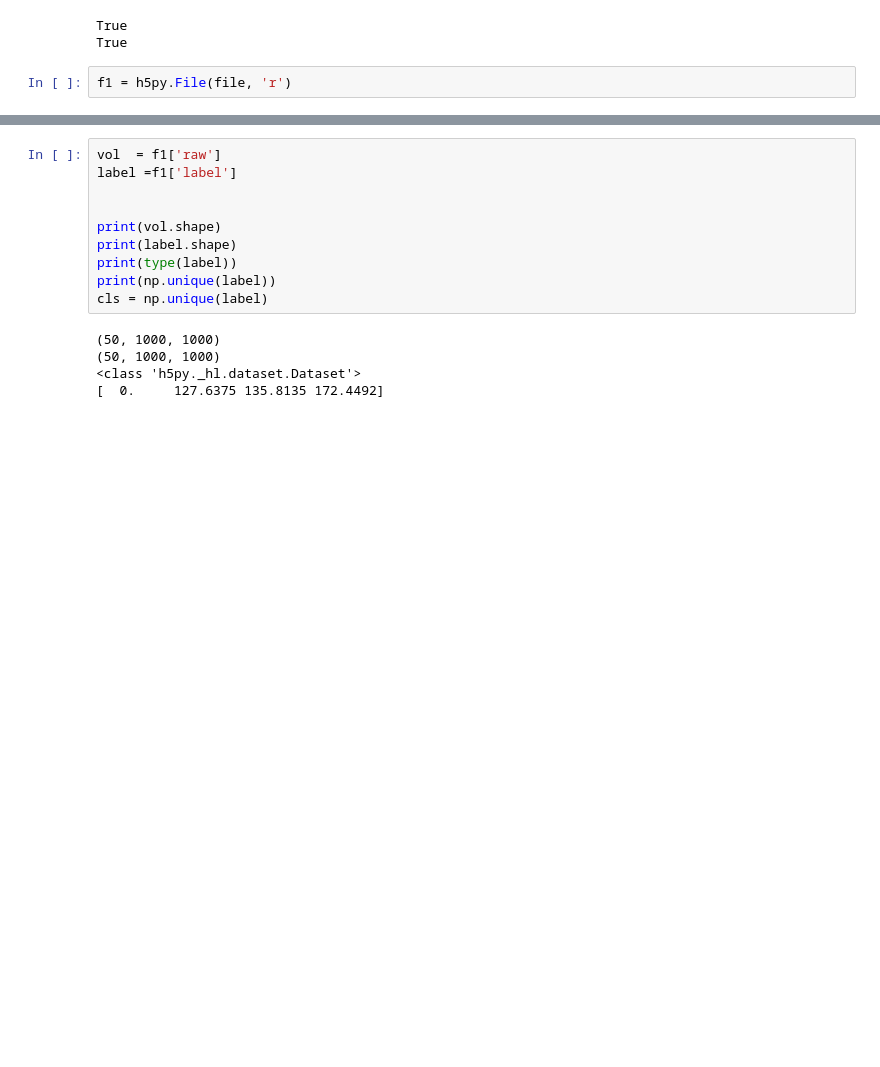
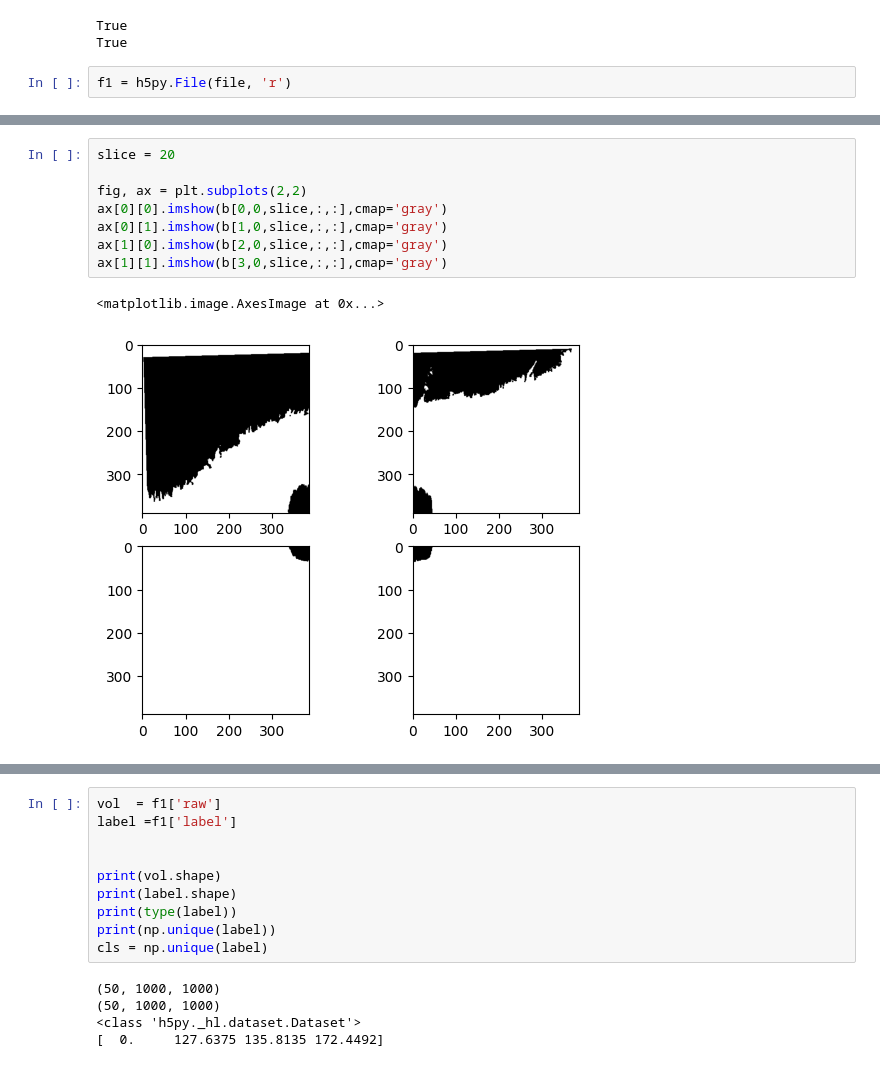
Before and after one commit to choROPeNt/3dseg, a Jupyter notebook: notebooks/vol_show.ipynb, the cells around one changed output, grey strips where cells are left out. Cells and saved outputs as stored; diff of their text form; blank space fills up the shorter version.

```diff
--- a/notebooks/vol_show.ipynb
+++ b/notebooks/vol_show.ipynb
@@ -42,0 +142,11 @@ bool
+# %%
+slice = 20
+
+fig, ax = plt.subplots(2,2)
+ax[0][0].imshow(b[0,0,slice,:,:],cmap='gray')
+ax[0][1].imshow(b[1,0,slice,:,:],cmap='gray')
+ax[1][0].imshow(b[2,0,slice,:,:],cmap='gray')
+ax[1][1].imshow(b[3,0,slice,:,:],cmap='gray')
+# %% [output]
+<matplotlib.image.AxesImage at 0x...>
+[figure, added]
```
Also changed, not shown: parts of 14 cells of this notebook.
